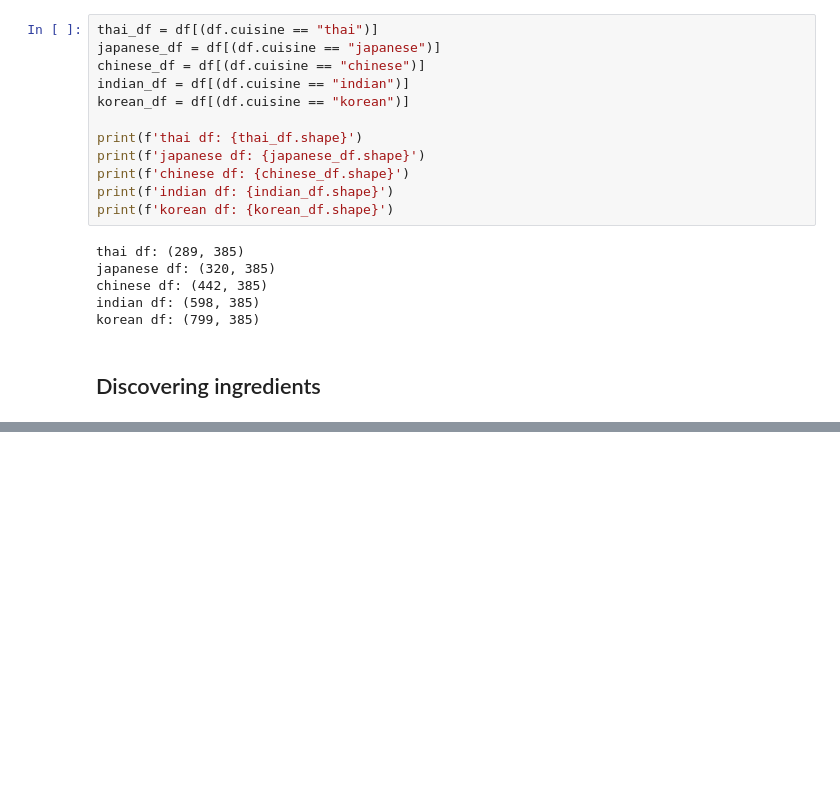
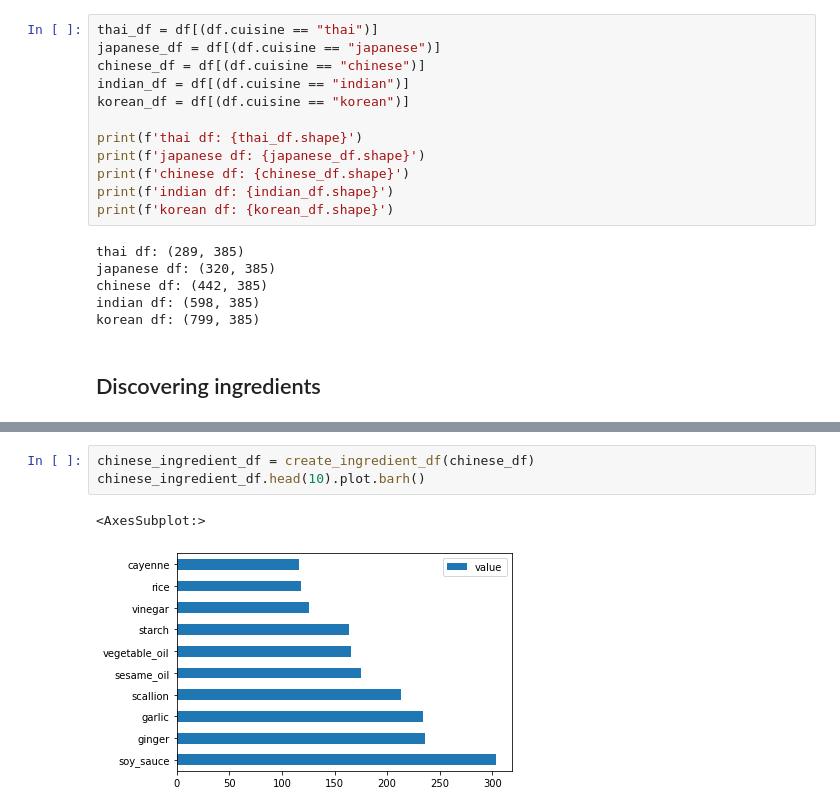
Before and after one commit to RyanXinOne/ML-For-Beginners, a Jupyter notebook: 4-Classification/1-Introduction/notebook.ipynb, the cells around one changed output, grey strips where cells are left out. Cells and saved outputs as stored; diff of their text form; blank space fills up the shorter version.

```diff
--- a/4-Classification/1-Introduction/notebook.ipynb
+++ b/4-Classification/1-Introduction/notebook.ipynb
@@ -62,0 +85,6 @@ korean df: (799, 385)
+# %%
+chinese_ingredient_df = create_ingredient_df(chinese_df)
+chinese_ingredient_df.head(10).plot.barh()
+# %% [output]
+<AxesSubplot:>
+[figure, added]
```
Also changed, not shown: parts of 15 cells of this notebook, 1 other file.
